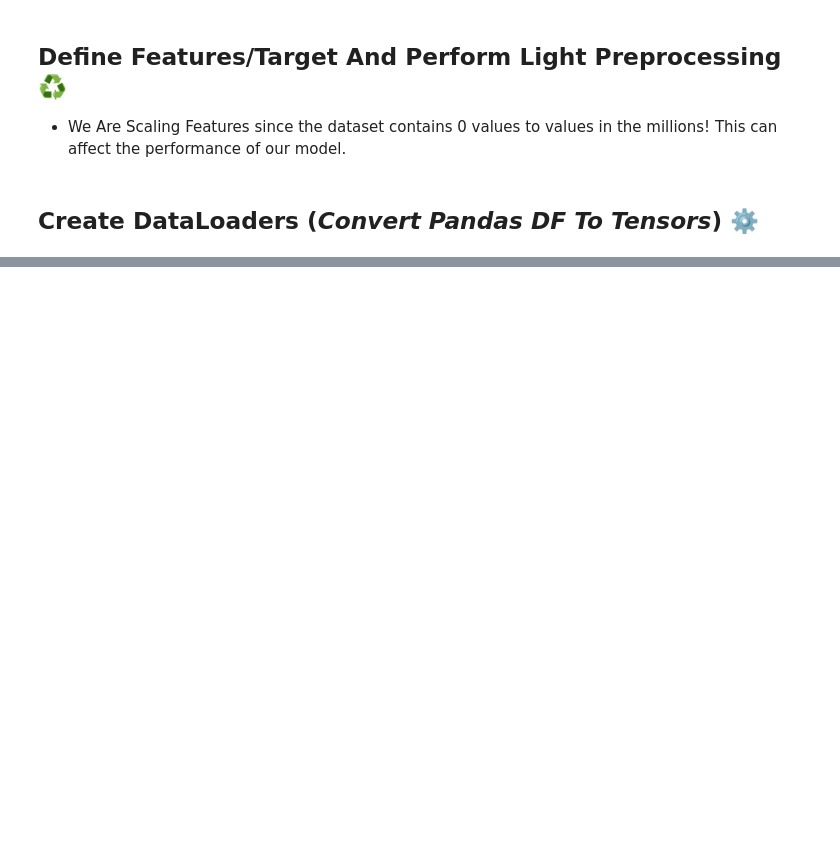
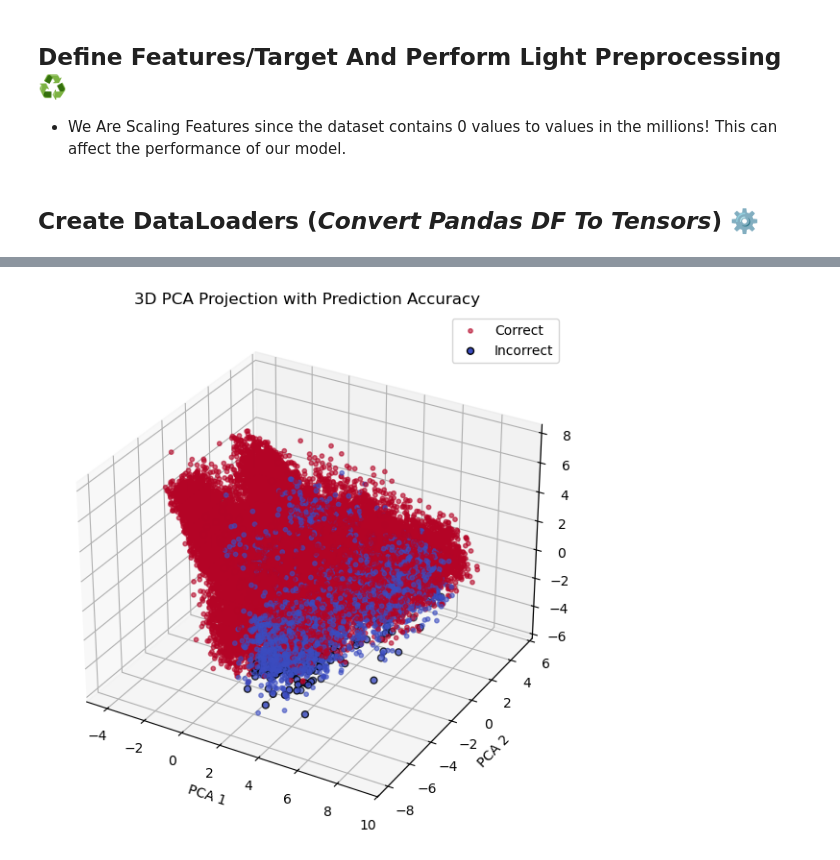
Before and after one commit to Noah-Gallego/CS3500-Final, a Jupyter notebook: Notebooks/Model.ipynb, the cells around one changed output, grey strips where cells are left out. Saved outputs shown, nothing was run; the diff lists cells and outputs as text; code cells hidden in the pictures; blank space fills up the shorter version.

```diff
--- a/Notebooks/Model.ipynb
+++ b/Notebooks/Model.ipynb
@@ -263,0 +213,36 @@ Name: proportion, dtype: float64
+# %%
+from mpl_toolkits.mplot3d import Axes3D  # needed for 3D plotting
+from sklearn.decomposition import PCA
+import matplotlib.pyplot as plt
+
+# Reduce to 3D
+pca_3d = PCA(n_components=4)
+X_pca_3d = pca_3d.fit_transform(scaled_test_features)
+
+# Get actuals and predicted
+actuals = np.array(test_target)
+with torch.no_grad():
+    probs = torch.sigmoid(model(torch.tensor(scaled_test_features, dtype=torch.float32)))
+    preds = (probs > 0.5).long().squeeze(1).numpy()
+correct = preds == actuals
+
+# Plot
+fig = plt.figure(figsize=(10, 7))
+ax = fig.add_subplot(111, projection='3d')
+
+# Correct predictions
+ax.scatter(X_pca_3d[correct, 0], X_pca_3d[correct, 1], X_pca_3d[correct, 2],
+           c=actuals[correct], cmap='coolwarm', s=10, label='Correct', alpha=0.6)
+
+# Incorrect predictions
+ax.scatter(X_pca_3d[~correct, 0], X_pca_3d[~correct, 1], X_pca_3d[~correct, 2],
+           c=actuals[~correct], cmap='coolwarm', edgecolors='k', s=25, label='Incorrect')
+
+ax.set_xlabel('PCA 1')
+ax.set_ylabel('PCA 2')
+ax.set_zlabel('PCA 3')
+ax.set_title('3D PCA Projection with Prediction Accuracy')
+ax.legend()
+plt.show()
+# %% [output]
+[figure, added]
```
Also changed, not shown: parts of 16 cells of this notebook.
